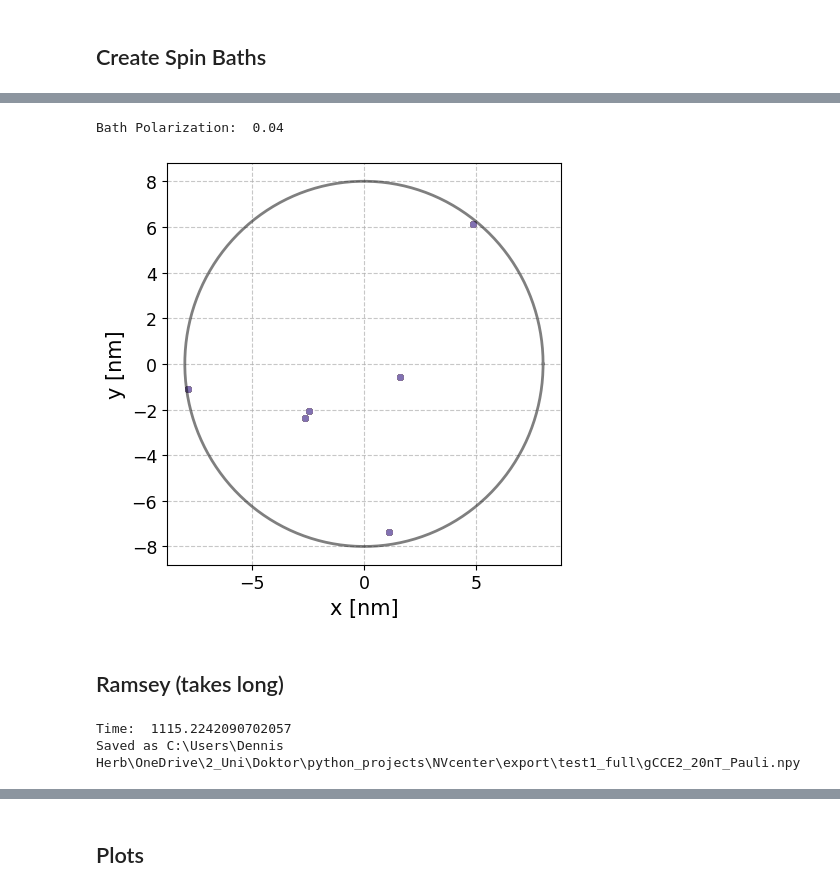
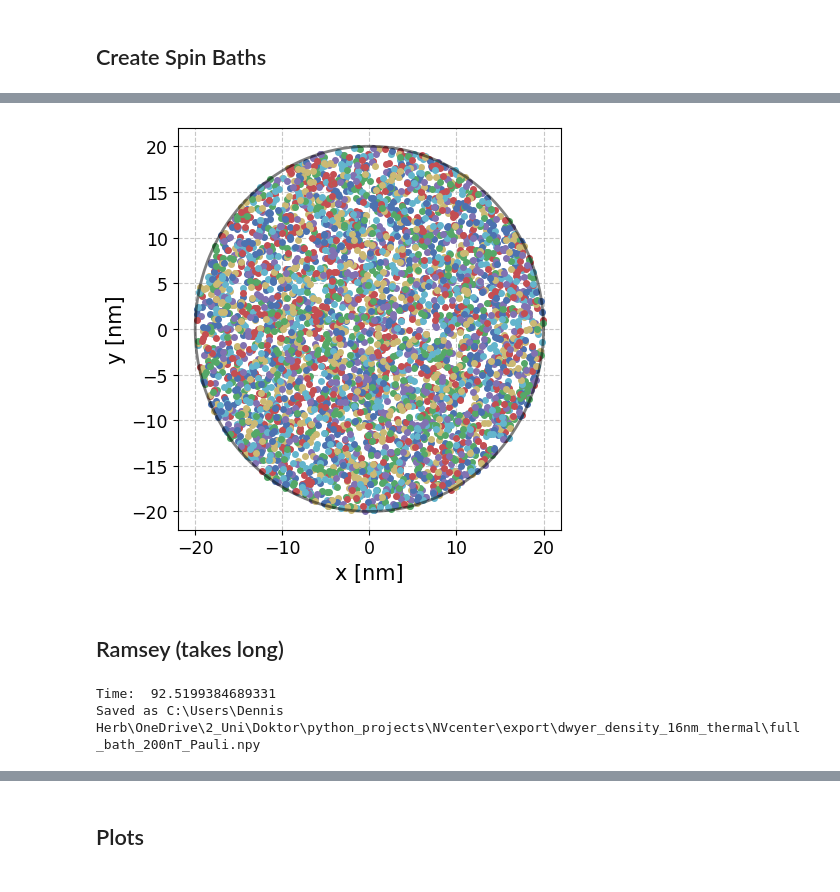
Before and after one commit to dehe1011/NVcenter, a Jupyter notebook: development/ErrorMitigation.ipynb, the cells around one changed output, grey strips where cells are left out. Drawn from its saved outputs; the diff is of its cells as text; code cells hidden in the pictures.

```diff
--- a/development/ErrorMitigation.ipynb
+++ b/development/ErrorMitigation.ipynb
@@ -101,2 +108,25 @@ Bath Polarization:  0.5
+# %%
+rmin, rmax = 0, 30e-9
+cutoff = np.sqrt( (10e-9)**2 + (rmax)**2)
+bath_configs_filtered = cut_spin_bath(bath_configs, cutoff)
+
+filename = os.path.join( "baths", "delete_4")
+save_spin_baths(bath_configs_filtered, metadata, directory, filename)
 # %%
-save_spin_baths(bath_configs, metadata, directory, filename)
+bath_configs_fix = []
+
+fix_spin = ['e', (2e-9,0,10e-9), 0, kwargs['bath_kwargs']]
+bath_configs = load_spin_baths(filename, directory)
+for bath_config in bath_configs:
+    bath_config.extend([fix_spin])
+    bath_configs_fix.append(bath_config)
+
+bath_configs = load_spin_baths(filename, directory)
+fix_spin = ['e', (0,0,10e-9), 1, kwargs['bath_kwargs']]
+for bath_config in bath_configs:
+    bath_config.extend([fix_spin])
+    bath_configs_fix.append(bath_config)
+
+filename += '_fix'
+save_spin_baths(bath_configs_fix, metadata, directory, filename)
+bath_configs = load_spin_baths(filename, directory)
@@ -128,42 +133,41 @@ bath_configs_fix
 # %%
 # cut an existing spin bath
-rmin, rmax = 0, 8e-9
+rmin, rmax = 0, 20e-9
 cutoff = np.sqrt( (10e-9)**2 + (rmax)**2)
 
 directory = os.getcwd()
-filename = os.path.join( "baths", "test_14")
+filename = os.path.join( "baths", "new3")
 
 bath_configs_filtered = cut_spin_bath(bath_configs, cutoff)
 metadata = {'rmin': rmin, 'rmax': rmax}
 
-bath_polarization = calc_bath_polarization(bath_configs_filtered)
-print("Bath Polarization: ", bath_polarization)
+# bath_polarization = calc_bath_polarization(bath_configs_filtered)
+# print("Bath Polarization: ", bath_polarization)
 
 save_spin_baths(bath_configs_filtered, metadata, directory, filename)
 bath_configs = load_spin_baths(filename, directory)
 fig, ax = visualize_spin_bath(bath_configs_filtered, metadata)
 # %% [output]
-Bath Polarization:  0.04
-[figure, old version]
+[figure, new version]
 # %% [markdown]
 ## Ramsey (takes long)
 # %%
 # Pauli expectation values
 # %%time
 directory = os.path.join(os.getcwd(), "baths")
-filename = "test1_full"
+filename = "dwyer_density_16nm_thermal"
 bath_configs = load_spin_baths(filename, directory)
 
 import time
 t0 = time.time()
 
-for Bz in [20e-9]:
-    for env_approx_level in ['gCCE2']:
+for Bz in [200e-9]:
+    for env_approx_level in ['full_bath']:
         register_config = [('NV', (0, 0, 0), 0, dict(D_gs=0, Bz=Bz, N_zz=0, can_flip=False))]
-        kwargs = dict(dm_offset=1e-5, verbose=True, env_approx_level=env_approx_level, bath_configs=bath_configs, suter_method=False, thermal_bath=True, parallelization=True)
+        kwargs = dict(dm_offset=1e-5, verbose=False, env_approx_level=env_approx_level, bath_configs=bath_configs, suter_method=False, thermal_bath=True, parallelization=True)
         env = Environment2(register_config, **kwargs)
 
-        t_end, t_steps = 50e-6, 500
+        t_end, t_steps = 10e-6, 500
         t_list = np.linspace(0, t_end, t_steps)
         miri_list = calc_miri_list(env, t_end, t_steps, pauli=True) # pauli=False for populations
 
@@ -176,8 +180,8 @@ for Bz in [20e-9]:
         print("Time: ", time.time()-t0)
         print(f'Saved as {save_loc}.npy')
 # %% [output]
-Time:  1115.2242090702057
-Saved as C:\Users\Dennis Herb\OneDrive\2_Uni\Doktor\python_projects\NVcenter\export\test1_full\gCCE2_20nT_Pauli.npy
+Time:  92.5199384689331
+Saved as C:\Users\Dennis Herb\OneDrive\2_Uni\Doktor\python_projects\NVcenter\export\dwyer_density_16nm_thermal\full_bath_200nT_Pauli.npy
 # %%
 # populations
 # %%time
```
Also changed, not shown: parts of 10 cells of this notebook, 7 other files.
